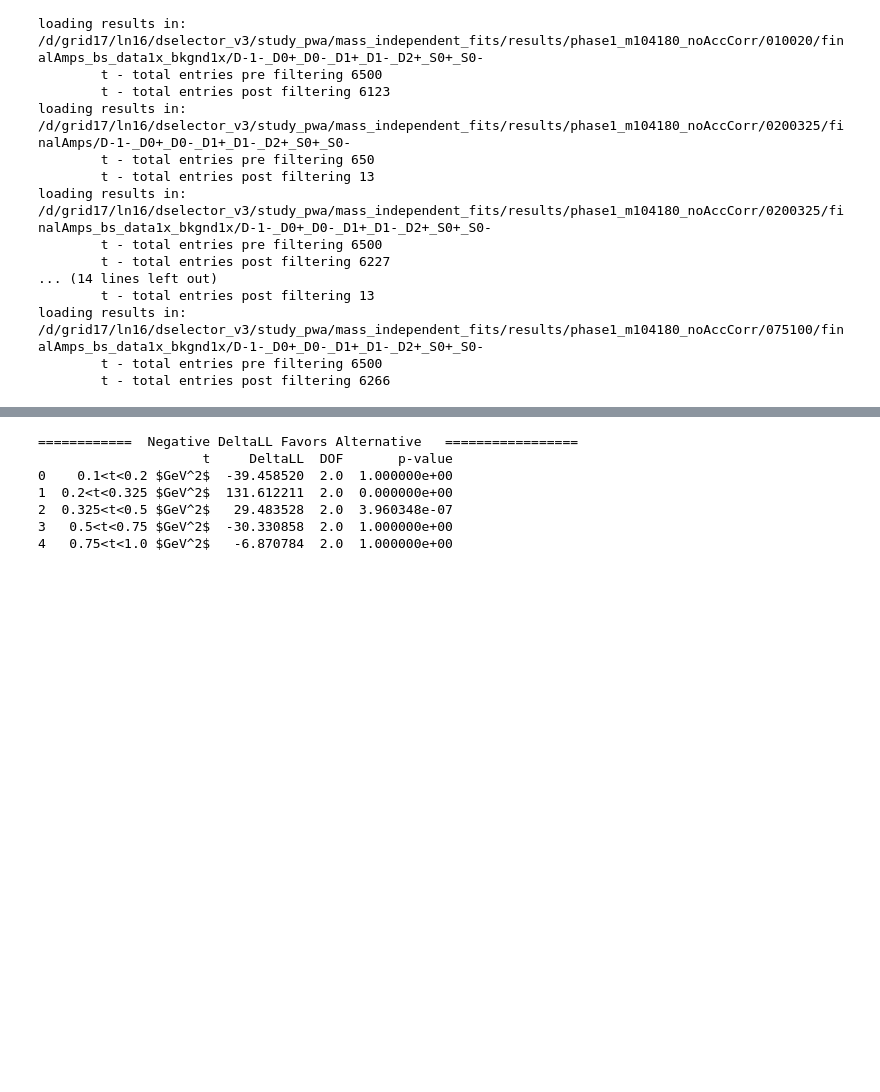
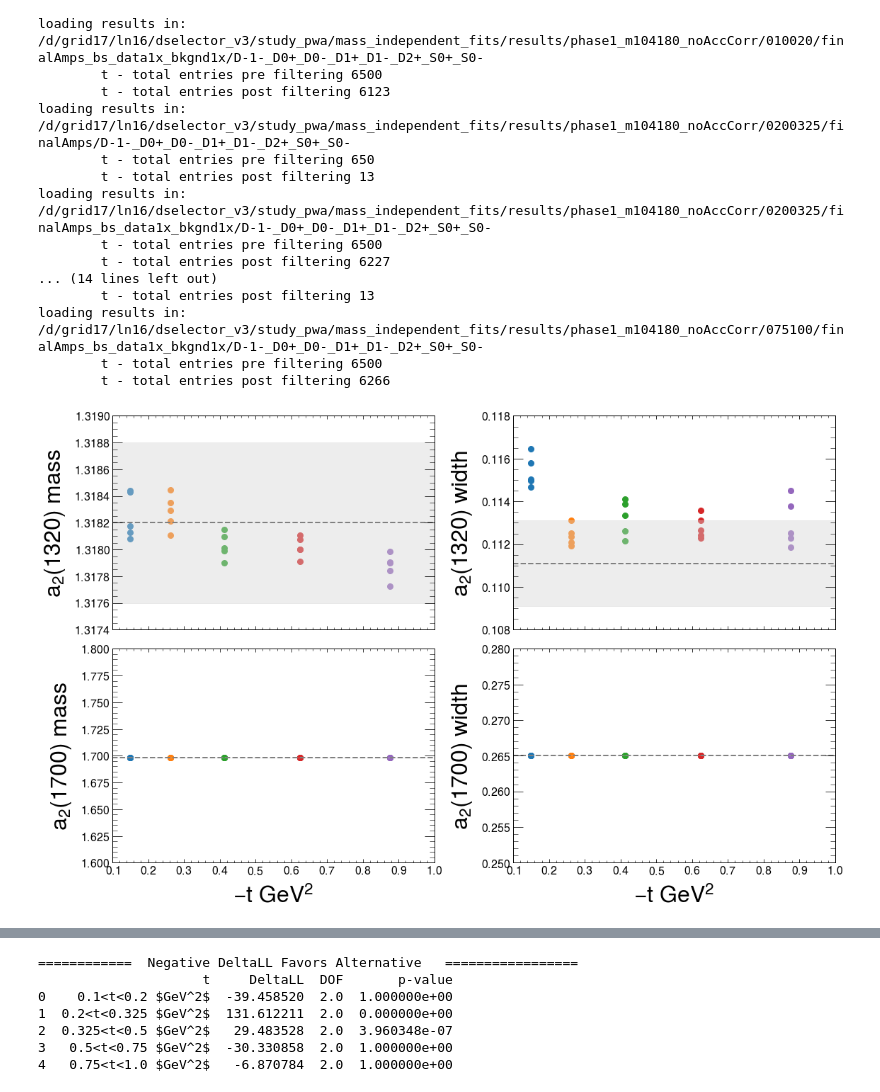
Before and after one commit to lan13005/EtaPi-Analysis, a Jupyter notebook: study_pwa/jupyter_plotting/plotter.ipynb, the cells around one changed output, grey strips where cells are left out. Drawn from its saved outputs; the diff is of its cells as text; code cells hidden in the pictures; blank space fills up the shorter version.

```diff
--- a/study_pwa/jupyter_plotting/plotter.ipynb
+++ b/study_pwa/jupyter_plotting/plotter.ipynb
@@ -1263,5 +1378,9 @@ loading results in: /d/grid17/ln16/dselector_v3/study_pwa/mass_independent_fits/
 loading results in: /d/grid17/ln16/dselector_v3/study_pwa/mass_independent_fits/results/phase1_m104180_noAccCorr/075100/finalAmps_bs_data1x_bkgnd1x/D-1-_D0+_D0-_D1+_D1-_D2+_S0+_S0-
         t - total entries pre filtering 6500
         t - total entries post filtering 6266
+# %%
+compareBWparams("/d/grid17/ln16/dselector_v3/study_pwa/mass_dependent_fits/v3/")
+# %% [output]
+[figure, added]
 # %%
 compareBWparams(md_floc)
```
Also changed, not shown: parts of 10 cells of this notebook, 6 other files.
